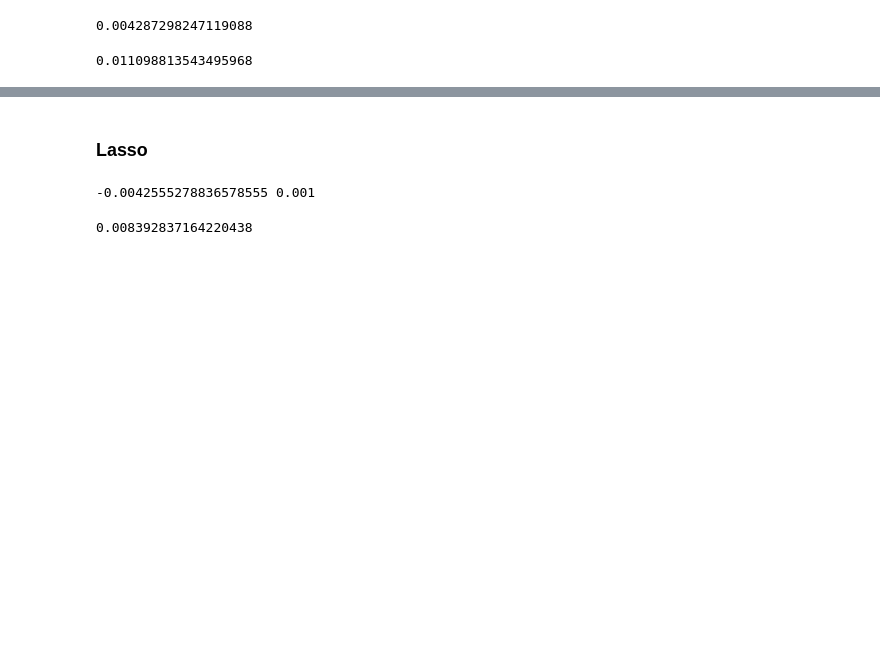
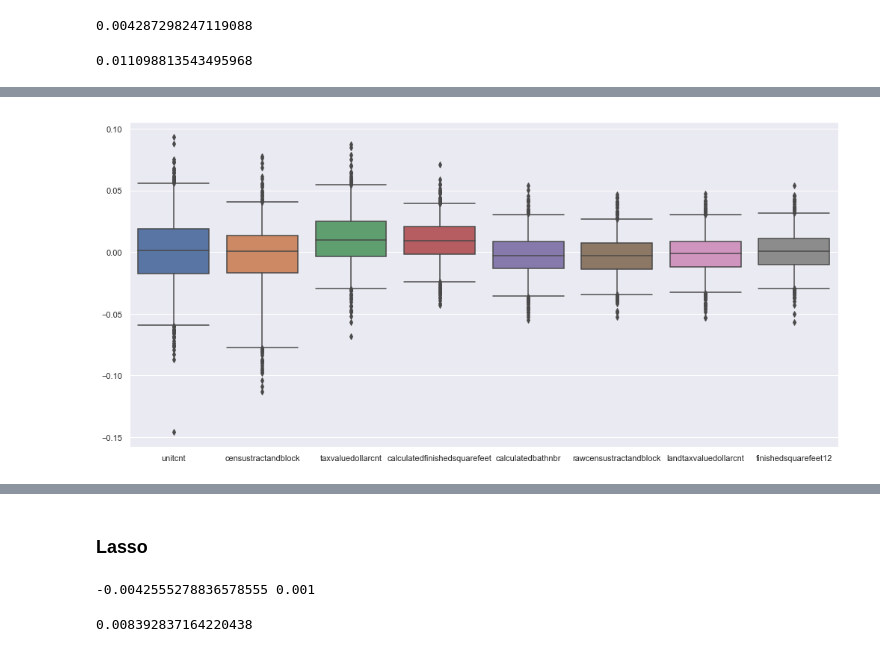
Before and after one commit to AlexaYuqinD/MS-E226-Project, a Jupyter notebook: Prediction.ipynb, the cells around one changed output, grey strips where cells are left out. Saved outputs shown, nothing was run; the diff lists cells and outputs as text; code cells hidden in the pictures; blank space fills up the shorter version.

```diff
--- a/Prediction.ipynb
+++ b/Prediction.ipynb
@@ -360,0 +397,4 @@ feat_importance_test
+# %%
+features = test_X.columns.tolist()
+feature_idx = list(np.argsort(np.mean(np.abs(coefs), axis=0))[::-1][:8])
+feat_imp = [features[i] for i in feature_idx]
@@ -360,0 +412,17 @@ feat_importance_test
+# %%
+coef_imp = coefs[:, feature_idx]
+# %%
+import seaborn
+seaborn.set(rc={'figure.figsize':(17,8)})
+data_plot = pd.DataFrame(coef_imp, columns = feat_imp)
+
+ax = seaborn.boxplot(data = data_plot, whis=[2.5, 97.5])
+
+for p, artist in enumerate(ax.artists):
+    for q in range(p*6, p*6+6):
+        line = ax.lines[q]
+
+    ax.lines[p*6+2].set_xdata(ax.lines[p*6+4].get_xdata())
+    ax.lines[p*6+3].set_xdata(ax.lines[p*6+4].get_xdata())
+# %% [output]
+[figure, added]
```
Also changed, not shown: parts of 27 cells of this notebook, 1 other file.
